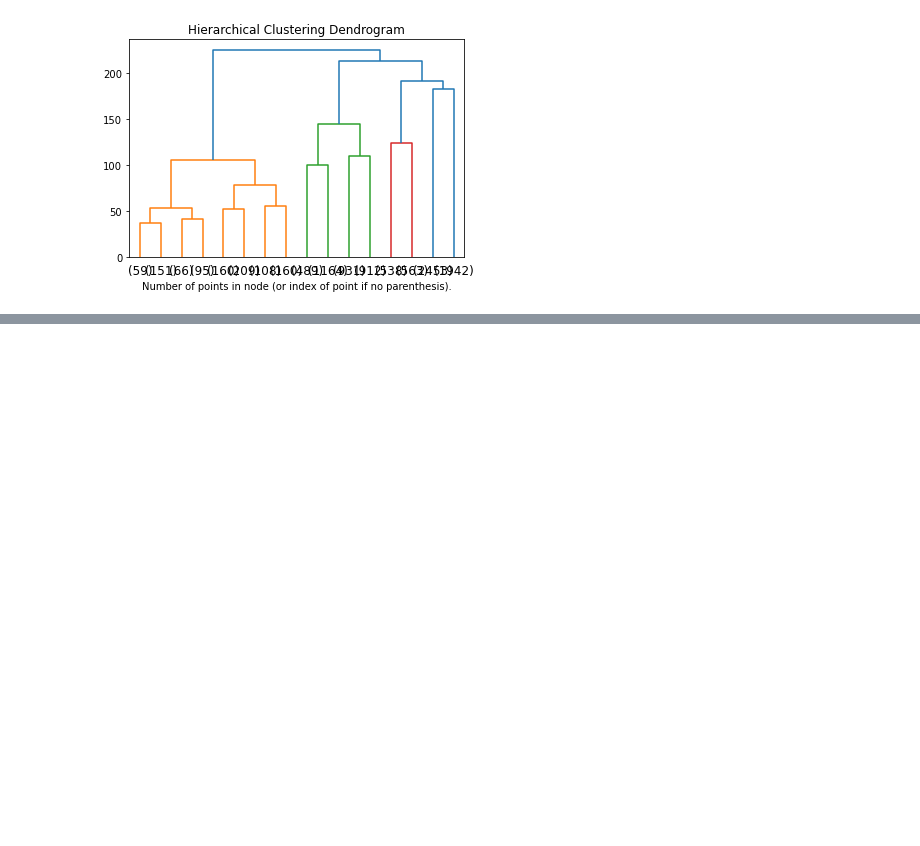
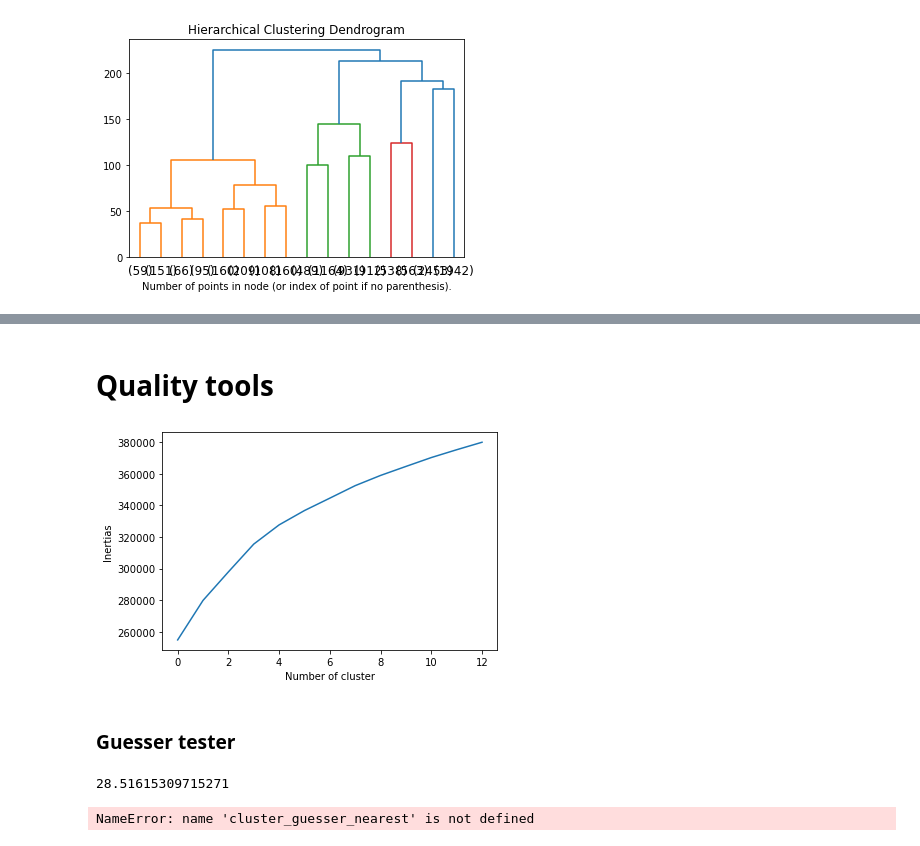
Before and after one commit to nordine-marie/signature-recognition-MCYT-100, a Jupyter notebook: MNIST/main.ipynb, the cells around one changed output, grey strips where cells are left out. Saved outputs shown, nothing was run; the diff lists cells and outputs as text; code cells hidden in the pictures; blank space fills up the shorter version.

```diff
--- a/MNIST/main.ipynb
+++ b/MNIST/main.ipynb
@@ -174,0 +215,2 @@ fig.show()
+# %% [markdown]
+# Quality tools
@@ -174,0 +284,61 @@ fig.show()
+# %%
+'''
+quality = np.zeros(shape=(15-2))
+print(quality.shape)
+
+for k in range(2, 15):
+
+    kmeans = KMeans(n_clusters=k, max_iter=1000).fit(X[:10000])
+
+    #data["clusters"] = kmeans.labels_
+
+    #print(data["clusters"])
+    #quality[k-2][0] = kmeans.inertia_ # Inertia: Sum of distances of samples to their closest cluster center
+    quality[k-2] = inter_cluster_inertia(X[:10000], kmeans.cluster_centers_)
+    print(quality[k-2])
+
+'''
+plt.figure()
+
+plt.plot(range(15-2), quality)
+
+plt.xlabel("Number of cluster")
+
+plt.ylabel("Inertias")
+
+plt.show()
+# %% [output]
+[figure, added]
+# %% [markdown]
+### Guesser tester
+# %%
+begin = time.time()
+kmeans = KMeans(n_clusters = 12, max_iter=1000).fit(X)
+end = time.time()
+print(end-begin)
+
+clusters = kmeans.cluster_centers_
+
+guess_nearest = cluster_guesser_nearest(X, Y, clusters)
+guess = cluster_guesser(X, Y, clusters)
+
+print(guess)
+print(guess_nearest)
+acc1 = accuracy(XT,YT, clusters, guess)
+acc2 = accuracy(XT,YT, clusters, guess)
+print(acc1)
+print(acc2)
+
+#print(accuracy(X,Y, clusters, guess))
+fig, axs = plt.subplots(4, 3, figsize = (12, 12))
+plt.gray()
+
+for i, ax in enumerate(axs.flat):
+    ax.matshow(clusters[i].reshape((28, -1)))
+    ax.axis('off')
+    ax.set_title('Cluster nº %d' % (i + 1))
+
+fig.show()
+# %% [output]
+28.51615309715271
+NameError: name 'cluster_guesser_nearest' is not defined
```
Also changed, not shown: parts of 12 cells of this notebook.
